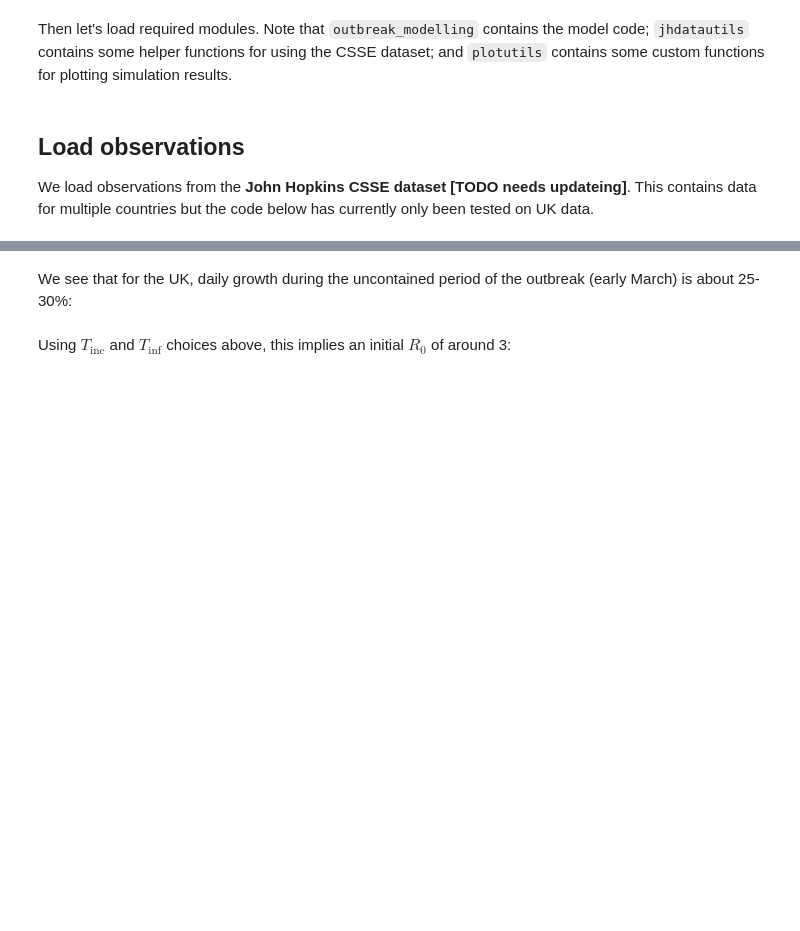
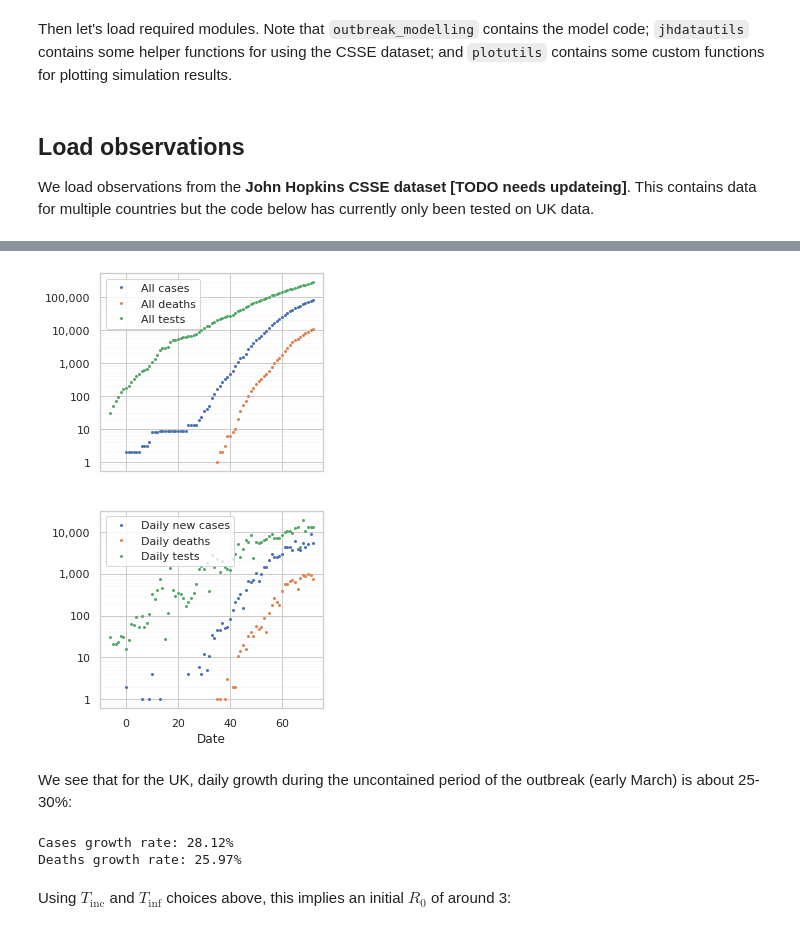
Before and after one commit to Sen-R/covid-19-modelling, a Jupyter notebook: Covid-19 SEIR Model.ipynb, the cells around one changed output, grey strips where cells are left out. Saved outputs shown, nothing was run; the diff lists cells and outputs as text; code cells hidden in the pictures; blank space fills up the shorter version.

```diff
--- a/Covid-19 SEIR Model.ipynb
+++ b/Covid-19 SEIR Model.ipynb
@@ -86,14 +96,22 @@ We load observations from the **John Hopkins CSSE dataset [TODO needs updateing]
 # %%
 ts = load_uk_data()
 ts = ts[ts.Country == 'UK'].reset_index(drop=True)
 day_zero = datetime(2020,1,31)
 ts.index = dt_to_number(ts.Date, day_zero)
 ts.to_csv('simdata/uk-observations-used-for-simulation.csv')
-ts.drop('Date', axis=1).plot(marker='o', ls='', markersize=2)
-plt.yscale('log')
-plt.gca().yaxis.set_minor_locator(ticker.LogLocator(subs=range(10)))
-plt.gca().grid(which='minor', axis='y', alpha=0.1)
-plt.gca().yaxis.set_major_formatter(ticker.StrMethodFormatter('{x:,.0f}'))
+f, (axt, axb) = plt.subplots(2, 1, figsize=(4, 8), sharex=True)
+ts[['All cases', 'All deaths', 'All tests']].plot(marker='o', ls='', markersize=2, ax=axt)
+ts[['Daily new cases', 'Daily deaths', 'Daily tests']].plot(marker='o', ls='', markersize=2, ax=axb)
+ts.loc[ts.Date=='2020/04/11', 'Daily new cases'] = 5234
+ts.loc[ts.Date=='2020/04/11', 'All cases'] = 70272+5234
+ts.loc[ts.Date=='2020/04/12', 'All cases'] = 70272+5234+5288
+for ax in (axt, axb):
+    ax.set_yscale('log')
+    ax.yaxis.set_minor_locator(ticker.LogLocator(subs=range(10)))
+    ax.grid(which='minor', axis='y', alpha=0.1)
+    ax.yaxis.set_major_formatter(ticker.StrMethodFormatter('{x:,.0f}'))
+# %% [output]
+[figure, added]
 # %% [markdown]
 We see that for the UK, daily growth during the uncontained period of the outbreak (early March) is about 25-30%:
 # %%
@@ -104,6 +122,9 @@ c_growth = estimate_growth(ts.loc[30:50], 'All cases')
 d_growth = estimate_growth(ts.loc[45:60], 'All deaths')
 print('Cases growth rate: {:.2%}'.format(c_growth))
 print('Deaths growth rate: {:.2%}'.format(d_growth))
+# %% [output]
+Cases growth rate: 28.12%
+Deaths growth rate: 25.97%
 # %% [markdown]
 Using $T_\mathrm{inc}$ and $T_\mathrm{inf}$ choices above, this implies an initial $R_0$ of around 3:
 # %%
```
Also changed, not shown: parts of 9 cells of this notebook, 6 other files.
